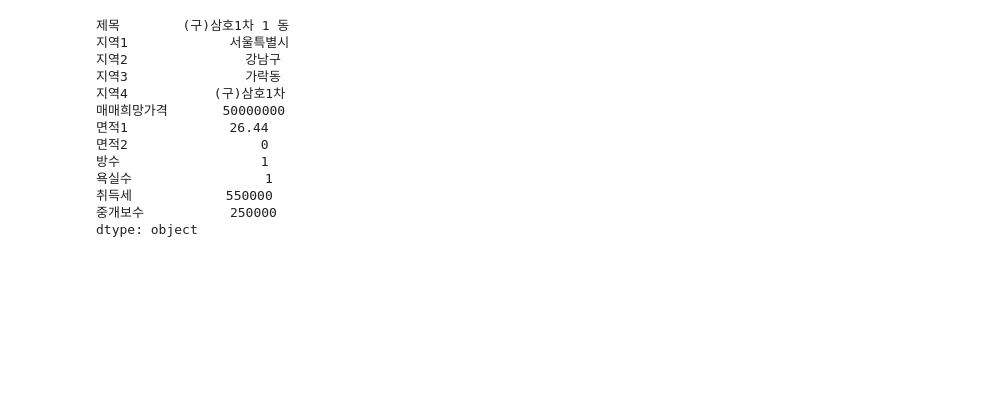
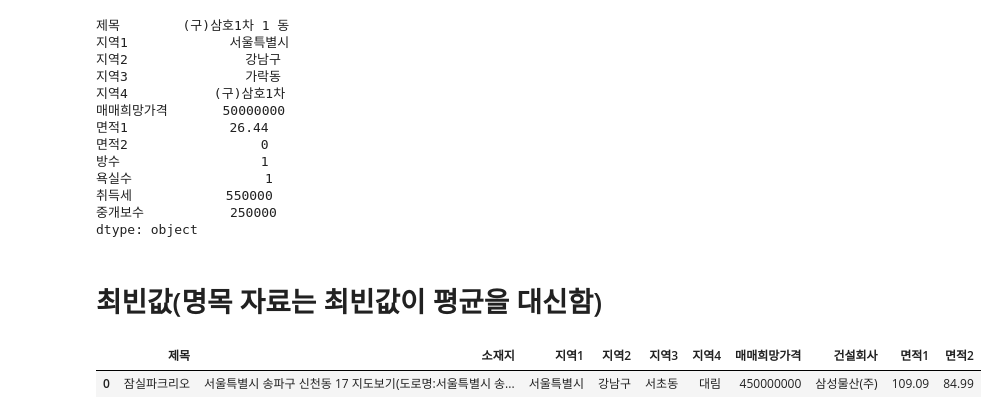
Before and after one commit to dudwo7783/DAFDS, a Jupyter notebook: read_estate.ipynb, the cells around one changed output. Drawn from its saved outputs; the diff is of its cells as text; code cells hidden in the pictures; blank space fills up the shorter version.

```diff
--- a/read_estate.ipynb
+++ b/read_estate.ipynb
@@ -58,3 +111,10 @@ df.min()
 취득세            550000
 중개보수           250000
 dtype: object
+# %% [markdown]
+# 최빈값(명목 자료는 최빈값이 평균을 대신함)
+# %%
+df.mode().loc[:,:'면적2']
+# %% [output]
+|  | 제목 | 소재지 | 지역1 | 지역2 | 지역3 | 지역4 | 매매희망가격 | 건설회사 | 면적1 | 면적2 |
+| 0 | 잠실파크리오 | 서울특별시 송파구 신천동 17 지도보기(도로명:서울특별시 송... | 서울특별시 | 강남구 | 서초동 | 대림 | 450000000 | 삼성물산(주) | 109.09 | 84.99 |
```
Also changed, not shown: parts of 20 cells of this notebook, 1 other file.
